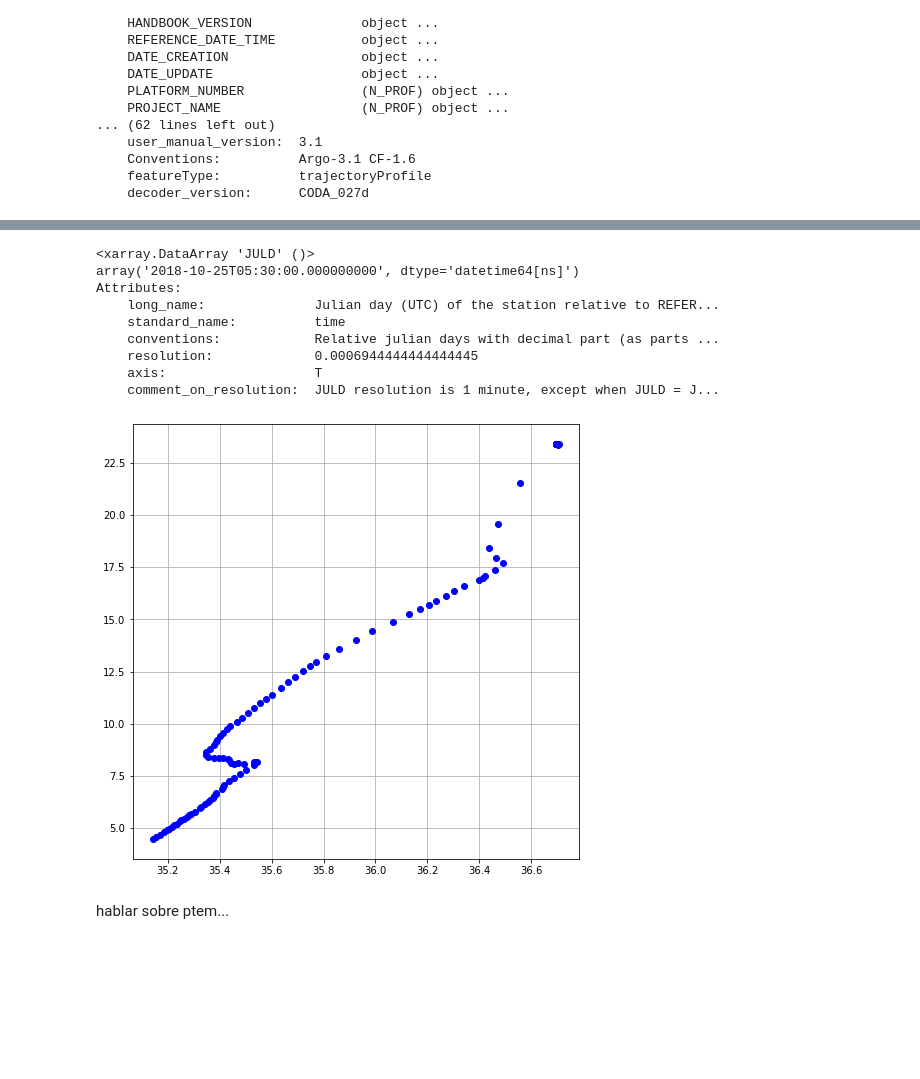
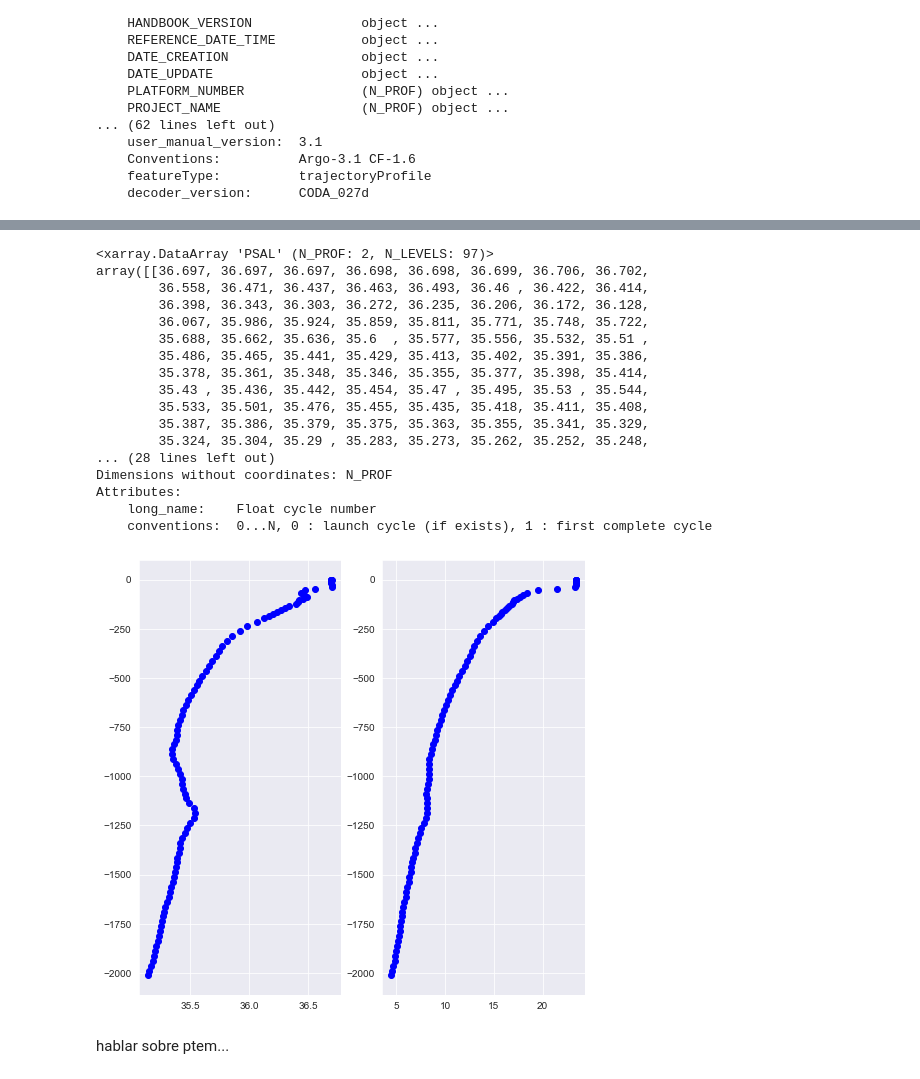
Before and after one commit to euroargodev/argoonlineschool, a Jupyter notebook: L03_ArgoDatabyFloat.ipynb, the cells around one changed output, grey strips where cells are left out. Saved outputs shown, nothing was run; the diff lists cells and outputs as text; code cells hidden in the pictures; blank space fills up the shorter version.

```diff
--- a/L03_ArgoDatabyFloat.ipynb
+++ b/L03_ArgoDatabyFloat.ipynb
@@ -26,8 +23,9 @@ import xarray as xr
 from matplotlib import pyplot as plt
 %matplotlib inline
 # %%
-xrDS1 = xr.open_dataset('./Data/6901254/profiles/R6901254_001.nc')
-xrDS1
+Profile1 = xr.open_dataset('./Data/6901254/profiles/R6901254_001.nc')
+Profile10 = xr.open_dataset('./Data/6901254/profiles/R6901254_010.nc')
+Profile1
 # %% [output]
 <xarray.Dataset>
 Dimensions:                       (N_CALIB: 1, N_HISTORY: 3, N_LEVELS: 97, N_PARAM: 3, N_PROF: 2)
@@ -49,19 +79,29 @@ Data variables:
 # %%
-fig, ax = plt.subplots(figsize=(8,8))
-ax.plot(xrDS1.PSAL,xrDS1.TEMP,'bo')
-ax.grid()
-print(xrDS1.JULD[0])
+fig, ax = plt.subplots(1,2,figsize=(8,8))
+ax[0].plot(Profile1.PSAL,-Profile1.PRES,'bo')
+ax[0].grid()
+
+ax[1].plot(Profile1.TEMP,-Profile1.PRES,'bo')
+ax[1].grid()
 # %% [output]
-<xarray.DataArray 'JULD' ()>
-array('2018-10-25T05:30:00.000000000', dtype='datetime64[ns]')
+<xarray.DataArray 'PSAL' (N_PROF: 2, N_LEVELS: 97)>
+array([[36.697, 36.697, 36.697, 36.698, 36.698, 36.699, 36.706, 36.702,
+        36.558, 36.471, 36.437, 36.463, 36.493, 36.46 , 36.422, 36.414,
+        36.398, 36.343, 36.303, 36.272, 36.235, 36.206, 36.172, 36.128,
+        36.067, 35.986, 35.924, 35.859, 35.811, 35.771, 35.748, 35.722,
+        35.688, 35.662, 35.636, 35.6  , 35.577, 35.556, 35.532, 35.51 ,
+        35.486, 35.465, 35.441, 35.429, 35.413, 35.402, 35.391, 35.386,
+        35.378, 35.361, 35.348, 35.346, 35.355, 35.377, 35.398, 35.414,
+        35.43 , 35.436, 35.442, 35.454, 35.47 , 35.495, 35.53 , 35.544,
+        35.533, 35.501, 35.476, 35.455, 35.435, 35.418, 35.411, 35.408,
+        35.387, 35.386, 35.379, 35.375, 35.363, 35.355, 35.341, 35.329,
+        35.324, 35.304, 35.29 , 35.283, 35.273, 35.262, 35.252, 35.248,
+... (28 lines left out)
+Dimensions without coordinates: N_PROF
 Attributes:
-    long_name:              Julian day (UTC) of the station relative to REFER...
-    standard_name:          time
-    conventions:            Relative julian days with decimal part (as parts ...
-    resolution:             0.0006944444444444445
-    axis:                   T
-    comment_on_resolution:  JULD resolution is 1 minute, except when JULD = J...
+    long_name:    Float cycle number
+    conventions:  0...N, 0 : launch cycle (if exists), 1 : first complete cycle
-[figure, old version]
+[figure, new version]
 # %% [markdown]
 hablar sobre ptem...
 # %%
```
Also changed, not shown: parts of 15 cells of this notebook, 3 other files.
